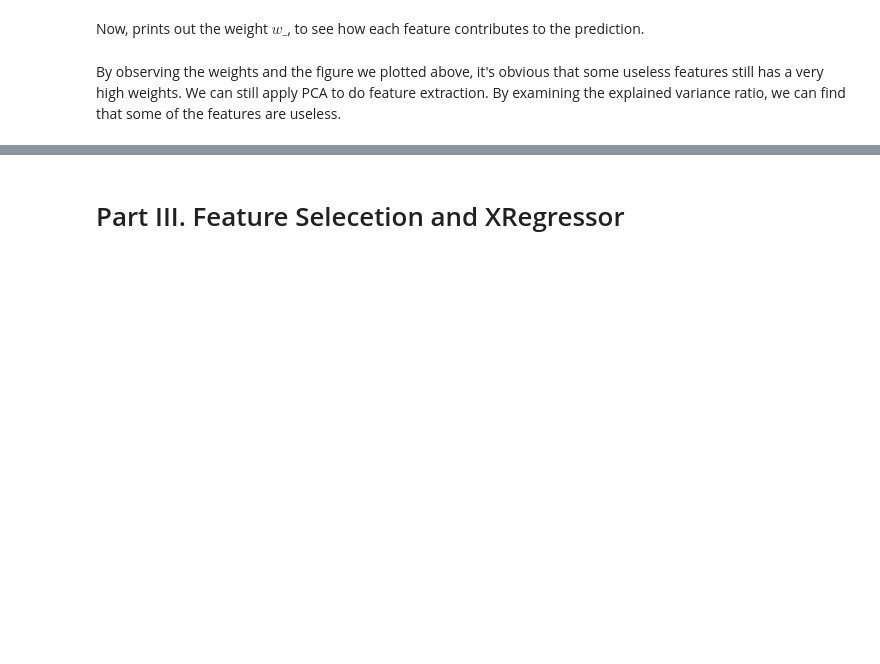
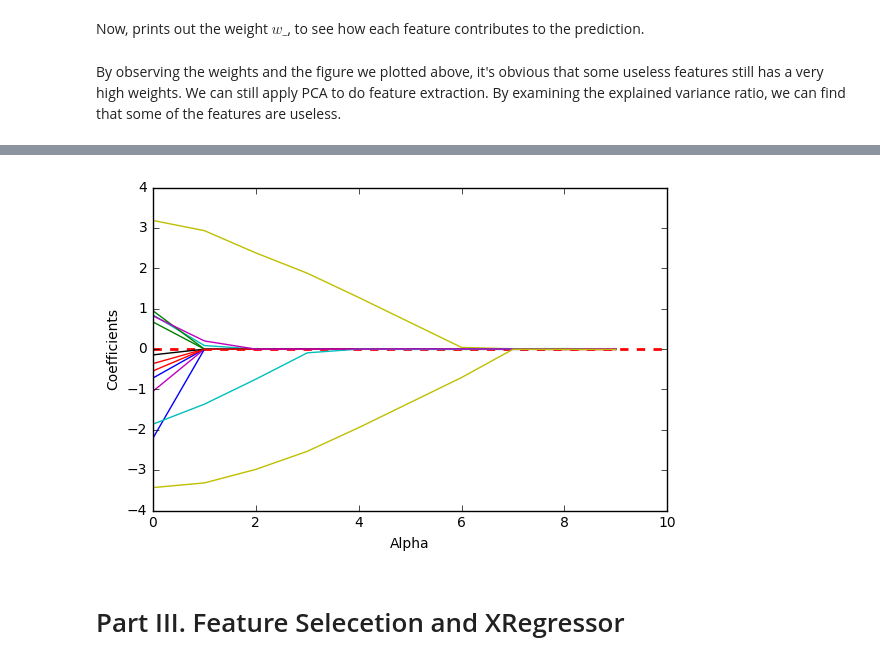
Before and after one commit to LemonATsu/iPynb-Lasso-Regressor, a Jupyter notebook: Lab05_102062207.ipynb, the cells around one changed output, grey strips where cells are left out. Saved outputs shown, nothing was run; the diff lists cells and outputs as text; code cells hidden in the pictures; blank space fills up the shorter version.

```diff
--- a/Lab05_102062207.ipynb
+++ b/Lab05_102062207.ipynb
@@ -327,3 +316,15 @@ MSE train: 23.68, test: 15.17
+# %%
+max_alpha = 10
+coef = np.zeros((max_alpha, X_std.shape[1]))
+
+for a in range(max_alpha):
+    llr = LassoRegressor(alpha=a, n_iter=max_iter)
+    llr.fit(X_std, y_train)
+    coef[a,:] = llr.w_[1:].reshape(1, -1)
+
+plot_compress(coef, max_alpha)
+# %% [output]
+[figure, added]
 # %% [markdown]
 # Part III. Feature Selecetion and XRegressor
 # %% [markdown]
```
Also changed, not shown: parts of 19 cells of this notebook.
